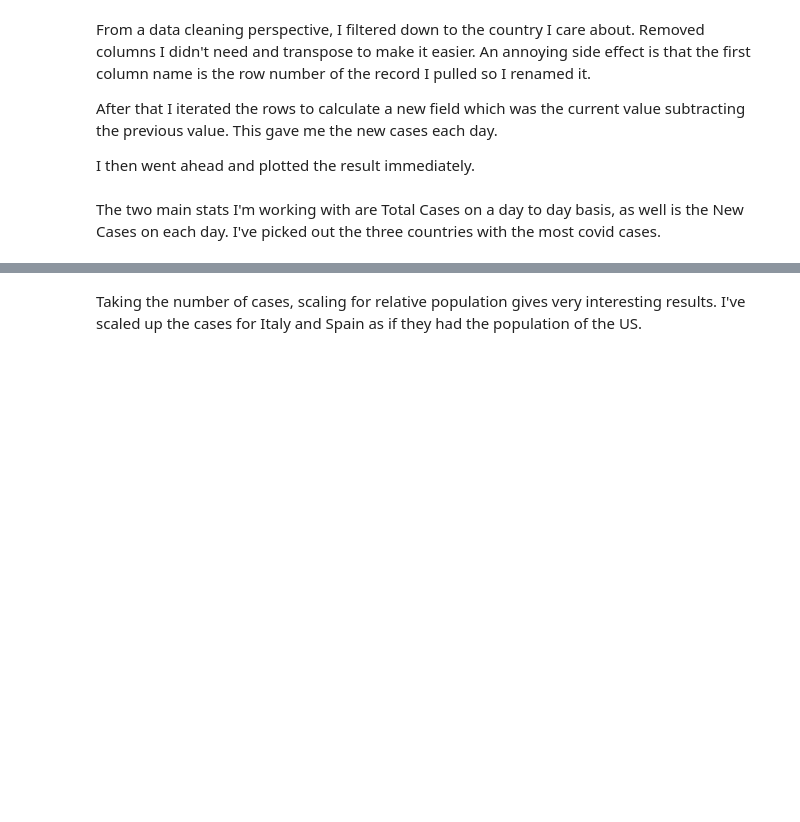
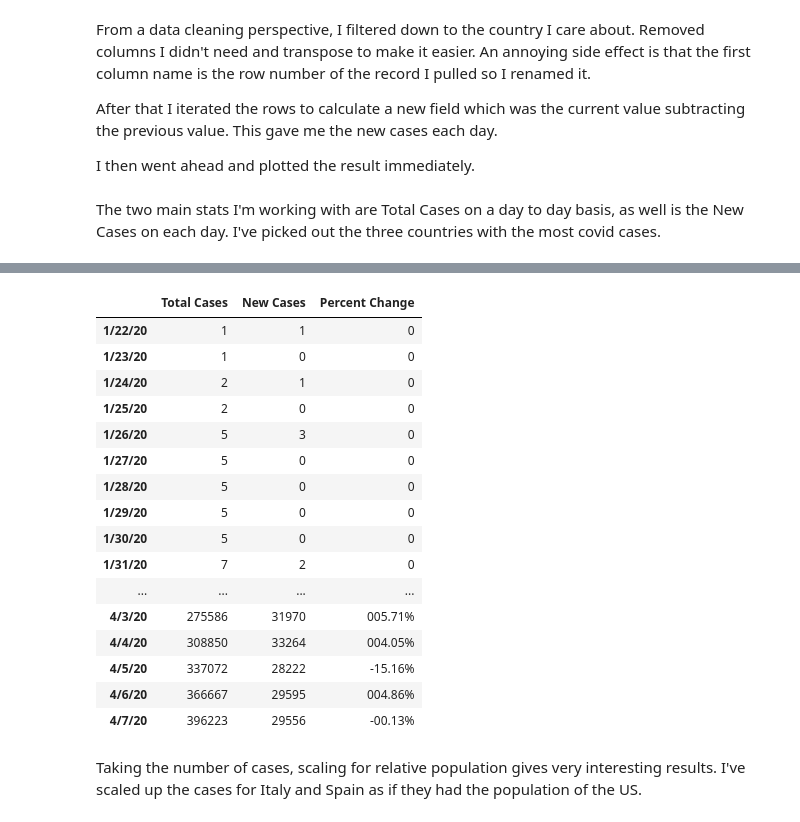
Before and after one commit to whynotavailable/notebooks, a Jupyter notebook: covid/series-data.ipynb, the cells around one changed output, grey strips where cells are left out. Cells and saved outputs as stored; diff of their text form; code cells hidden in the pictures; blank space fills up the shorter version.

```diff
--- a/covid/series-data.ipynb
+++ b/covid/series-data.ipynb
@@ -49,3 +58,23 @@ spain = get_cleaned('Spain')
+# %%
+us
+# %% [output]
+|  | Total Cases | New Cases | Percent Change |
+| 1/22/20 | 1 | 1 | 0 |
+| 1/23/20 | 1 | 0 | 0 |
+| 1/24/20 | 2 | 1 | 0 |
+| 1/25/20 | 2 | 0 | 0 |
+| 1/26/20 | 5 | 3 | 0 |
+| 1/27/20 | 5 | 0 | 0 |
+| 1/28/20 | 5 | 0 | 0 |
+| 1/29/20 | 5 | 0 | 0 |
+| 1/30/20 | 5 | 0 | 0 |
+| 1/31/20 | 7 | 2 | 0 |
+| ... | ... | ... | ... |
+| 4/3/20 | 275586 | 31970 | 005.71% |
+| 4/4/20 | 308850 | 33264 | 004.05% |
+| 4/5/20 | 337072 | 28222 | -15.16% |
+| 4/6/20 | 366667 | 29595 | 004.86% |
+| 4/7/20 | 396223 | 29556 | -00.13% |
 # %%
 us_population = 327.2
 italy_population = 60.48
```
Also changed, not shown: parts of 4 cells of this notebook.
